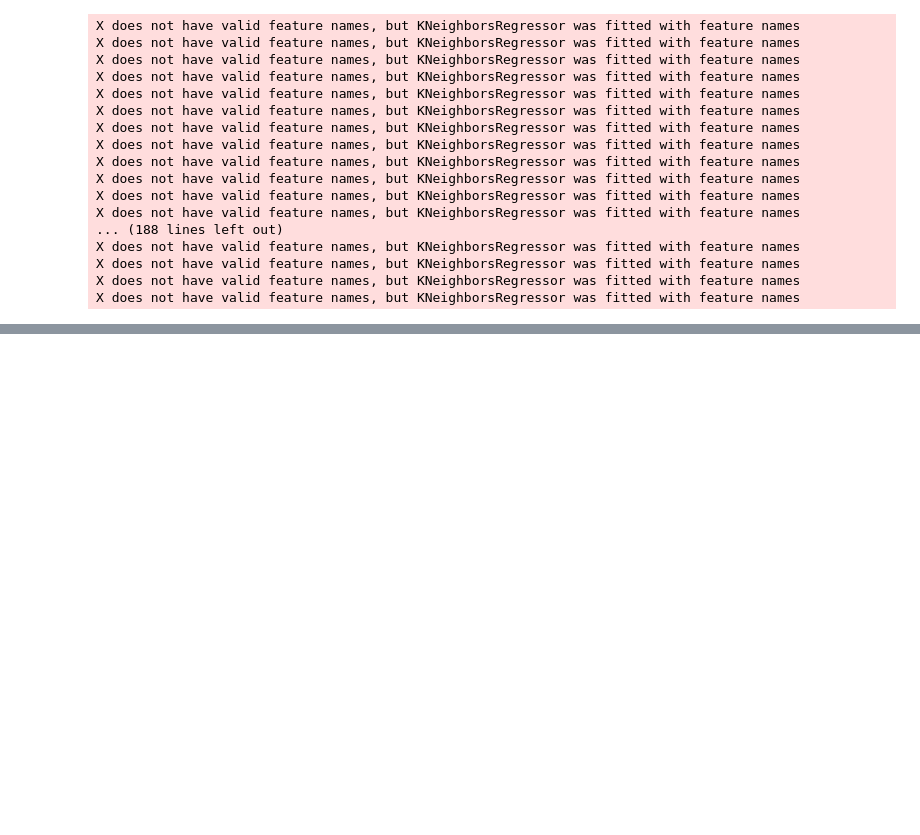
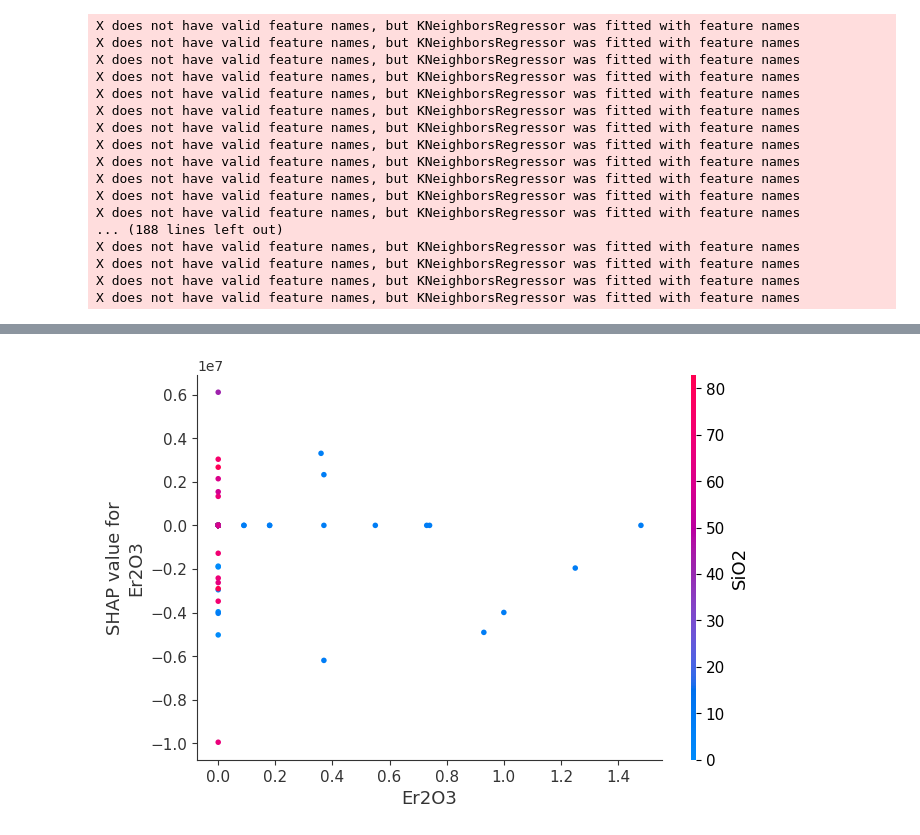
Before and after one commit to sahuboi/hardness-prediction-using-extra-parameters, a Jupyter notebook: AI_project.ipynb, the cells around one changed output, grey strips where cells are left out. Drawn from its saved outputs; the diff is of its cells as text; code cells hidden in the pictures; blank space fills up the shorter version.

```diff
--- a/AI_project.ipynb
+++ b/AI_project.ipynb
@@ -459,0 +459,4 @@ No data for colormapping provided via 'c'. Parameters 'vmin', 'vmax' will be ign
+# %%
+shap.dependence_plot('Er2O3', shap_values, X)
+# %% [output]
+[figure, added]
```
Also changed, not shown: parts of 19 cells of this notebook.
